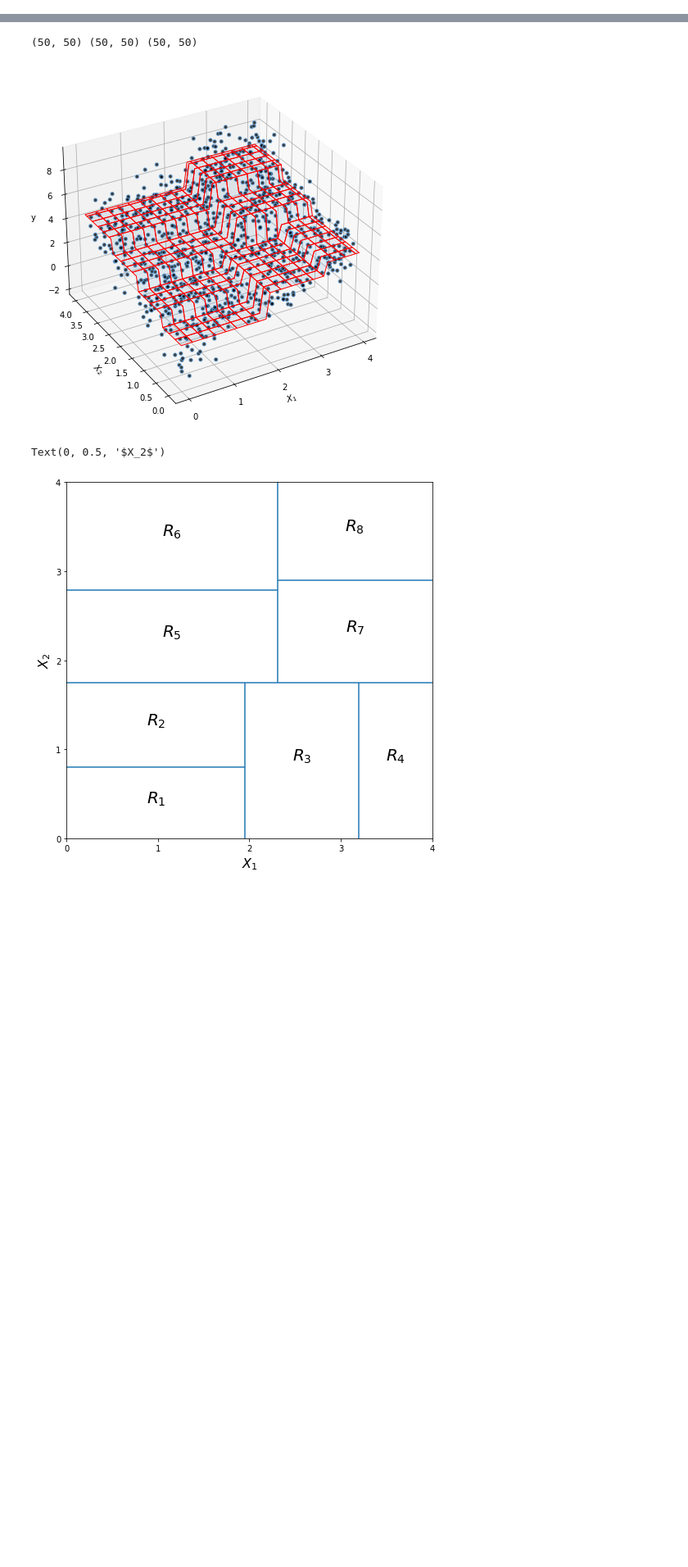
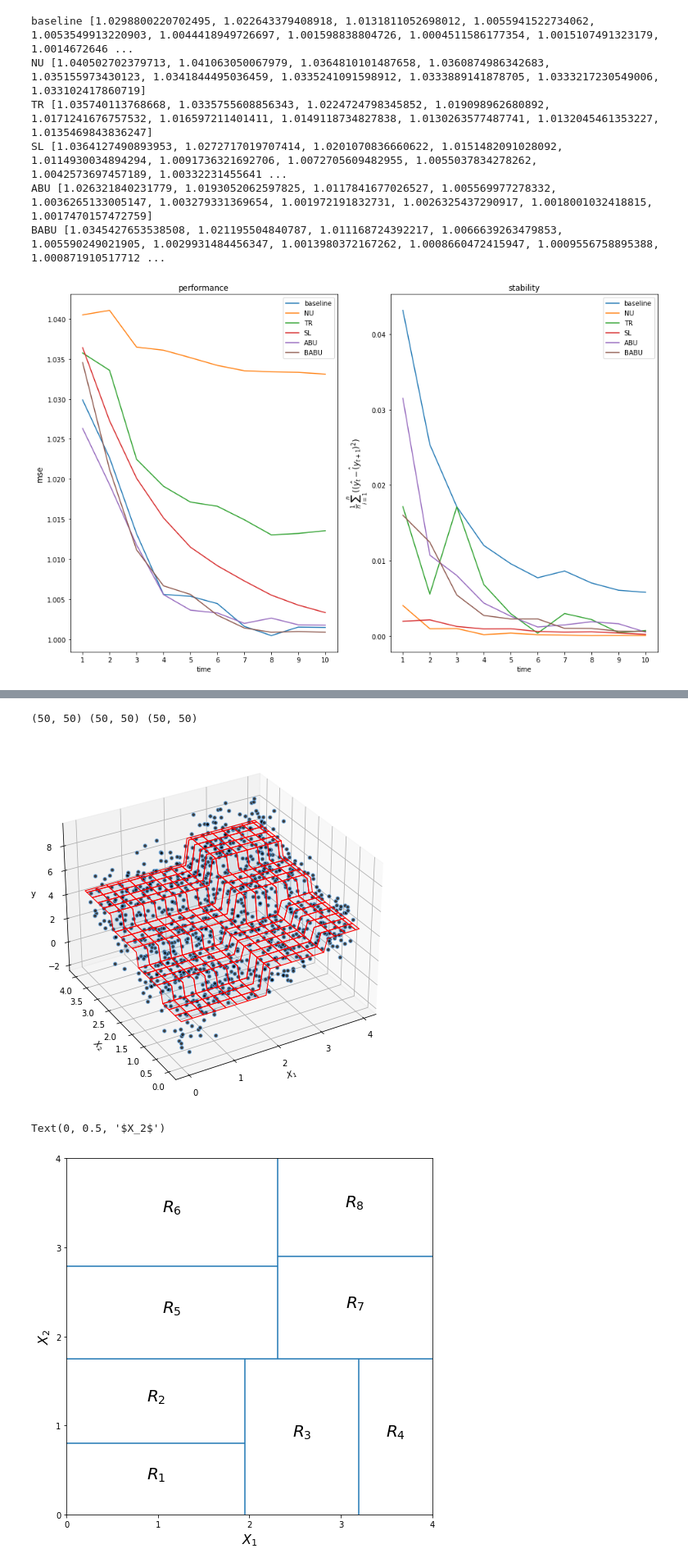
Before and after one commit to MortenBlorstad/StableTrees, a Jupyter notebook: StableTrees_examples/experiment_simulated_data.ipynb, the cells around one changed output, grey strips where cells are left out. Shown at 82% size. Drawn from its saved outputs; the diff is of its cells as text; code cells hidden in the pictures; blank space fills up the shorter version.

```diff
--- a/StableTrees_examples/experiment_simulated_data.ipynb
+++ b/StableTrees_examples/experiment_simulated_data.ipynb
@@ -9,0 +38,75 @@ SEED = 0
+# %%
+criterion = "mse"
+models = {
+                "baseline": BaseLineTree(criterion = criterion,min_samples_leaf=5, adaptive_complexity=True),
+                "NU": NaiveUpdate(criterion = criterion,min_samples_leaf=5, adaptive_complexity=True),
+                "TR":TreeReevaluation(criterion = criterion,min_samples_leaf=5, adaptive_complexity=True, delta=0.1),
+                "SL":StabilityRegularization(criterion = criterion,min_samples_leaf=5, adaptive_complexity=True,lmbda=0.75),
+                "ABU":AbuTreeI(criterion = criterion,min_samples_leaf=5, adaptive_complexity=True),
+                "BABU": BABUTree(criterion = criterion,min_samples_leaf=5,adaptive_complexity=True)
+                }
+time = 10
+prev_pred = {name:0 for name in models.keys()}
+mse = {name:[0]*time for name in models.keys()}
+stab = {name:[0]*time for name in models.keys()}
+f, (ax1, ax2) = plt.subplots(1, 2, sharex=True)
+plt.rcParams["figure.figsize"] = (16,10)
+repeat =10
+for i in range(10):
+    np.random.seed(i)
+    x = np.sort(np.random.uniform(0,4,(1000,1)),axis=0)
+    y = np.random.normal(x.ravel(),1,1000)
+    np.random.seed(i+1)
+    x_test = np.sort(np.random.uniform(0,4,(1000,1)),axis=0)
+    y_test = np.random.normal(x_test.ravel(),1,1000)
+
+
+    for name, model in models.items():
+        model.fit(x,y)
+
+        pred = model.predict(x_test)
+
+        prev_pred[name] = pred
+
+
+    for t in range(time):
+        x_t = np.random.uniform(0,4,(1000,1))
+        y_t = np.random.normal(x_t.ravel(),1,1000)
+        x  = np.vstack((x,x_t))
+
+        y = np.concatenate((y,y_t))
+
+        for name, model in models.items():
+            model.update(x,y)
+
+            pred = model.predict(x_test)
+            stab[name][t] += np.mean((prev_pred[name]-pred)**2)
+            mse[name][t] +=np.mean((y_test-pred)**2)
+            prev_pred[name] = pred
+
+for name, model in models.items():
+    print(name, [val/time for val in mse[name]])
+    mse[name] = [val/repeat for val in mse[name]]
+    stab[name] = [val/repeat for val in stab[name]]
+    ax1.plot(np.arange(1,time+1,dtype=int),mse[name] , label = name)
+    ax1.set_ylabel("mse",fontsize=12)
+    ax2.plot(np.arange(1,time+1,dtype=int),stab[name] , label = name)
+    ax2.set_ylabel(r"$\frac{1}{n}\sum_{i=1}^n((\hat{y_{t}} - \hat(y_{t+1})^2)$",fontsize=12)
+
+plt.xticks(np.arange(1,time+1))
+ax1.set_xlabel("time")
+ax2.set_xlabel("time")
+ax1.set_title("performance")
+ax2.set_title("stability")
+ax1.legend()
+ax2.legend()
+
+plt.show()
+# %% [output]
+baseline [1.0298800220702495, 1.022643379408918, 1.0131811052698012, 1.0055941522734062, 1.0053549913220903, 1.0044418949726697, 1.001598838804726, 1.0004511586177354, 1.0015107491323179, 1.0014672646 ...
+NU [1.040502702379713, 1.041063050067979, 1.0364810101487658, 1.0360874986342683, 1.035155973430123, 1.0341844495036459, 1.0335241091598912, 1.0333889141878705, 1.0333217230549006, 1.033102417860719]
+TR [1.035740113768668, 1.0335755608856343, 1.0224724798345852, 1.019098962680892, 1.0171241676757532, 1.016597211401411, 1.0149118734827838, 1.0130263577487741, 1.0132045461353227, 1.0135469843836247]
+SL [1.0364127490893953, 1.0272717019707414, 1.0201070836660622, 1.0151482091028092, 1.0114930034894294, 1.0091736321692706, 1.0072705609482955, 1.0055037834278262, 1.0042573697457189, 1.00332231455641 ...
+ABU [1.026321840231779, 1.0193052062597825, 1.0117841677026527, 1.005569977278332, 1.0036265133005147, 1.003279331369654, 1.001972191832731, 1.0026325437290917, 1.0018001032418815, 1.0017470157472759]
+BABU [1.0345427653538508, 1.021195504840787, 1.011168724392217, 1.0066639263479853, 1.005590249021905, 1.0029931484456347, 1.0013980372167262, 1.0008660472415947, 1.0009556758895388, 1.000871910517712 ...
+[figure, added]
```
Also changed, not shown: parts of 21 cells of this notebook, 44 other files.
